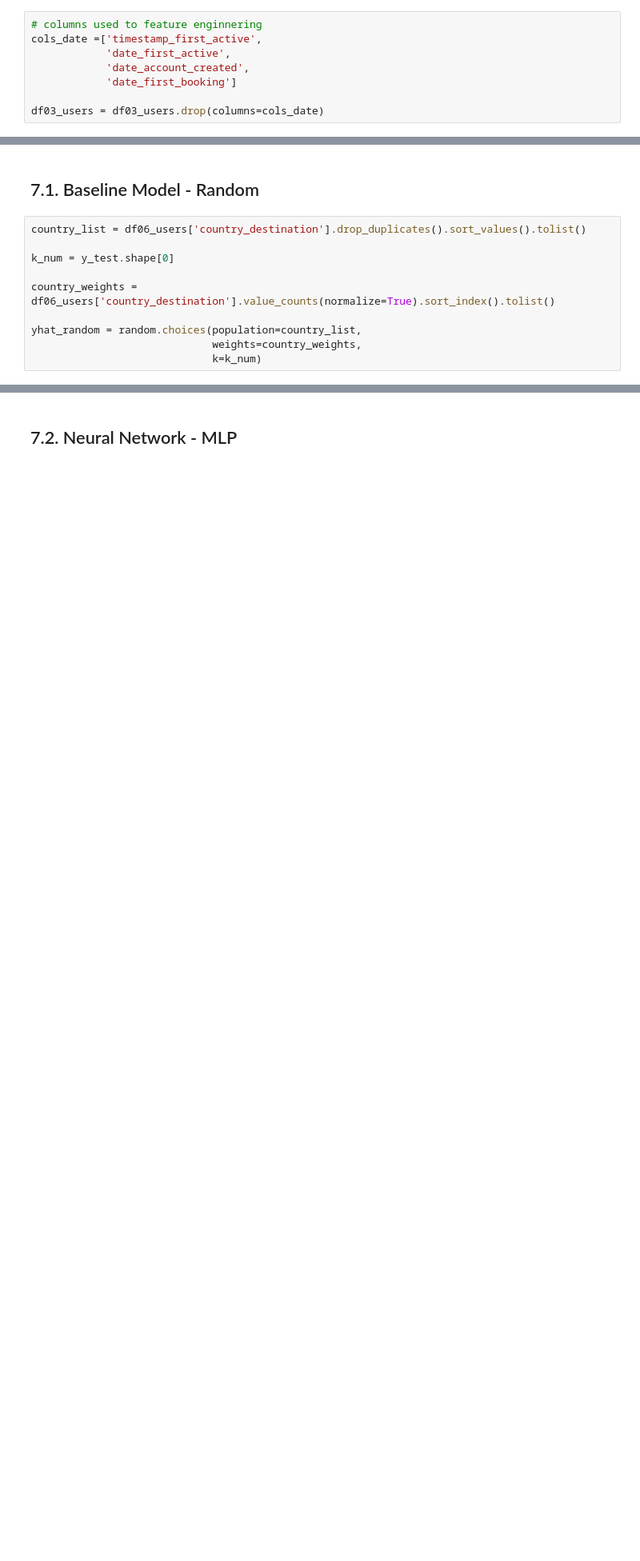
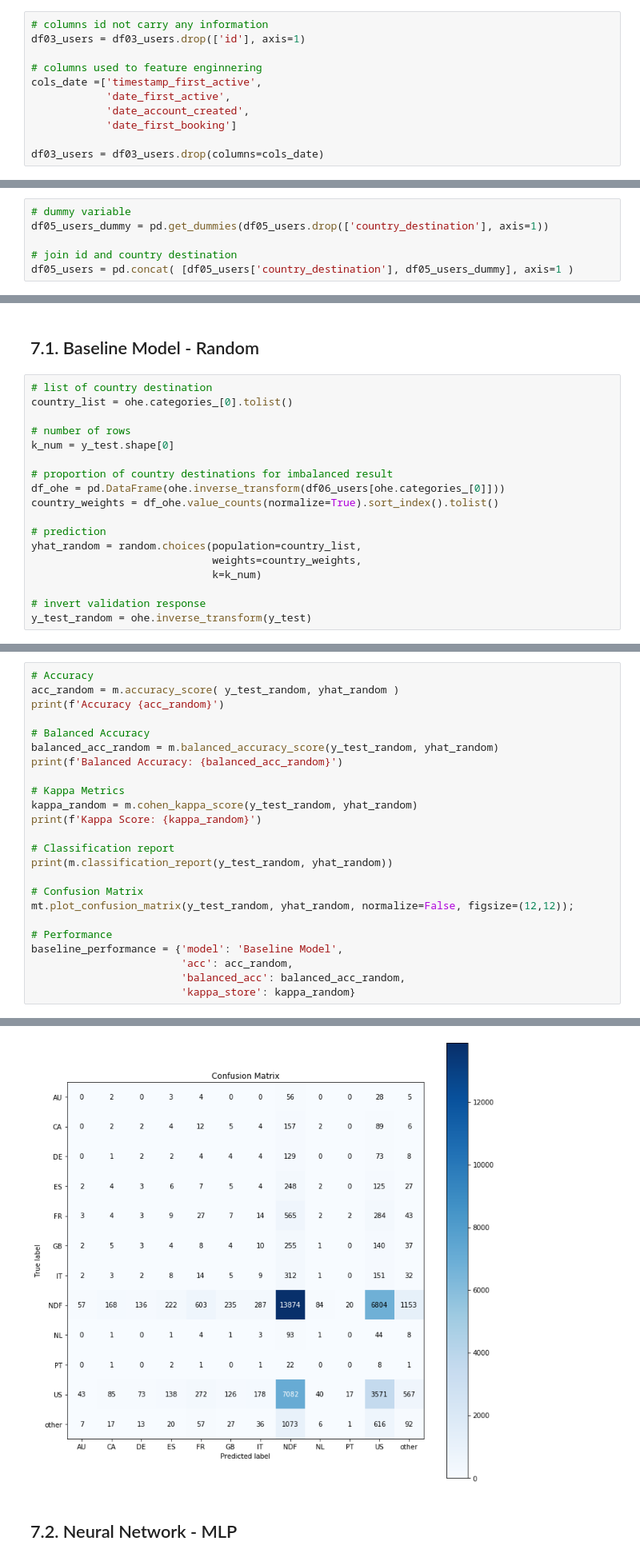
Before and after one commit to vinissouza/Airbnb-First-Booking-Forecast, a Jupyter notebook: Notebooks/5th-Cycle-Notebook-Balanced_Dataset.ipynb, the cells around one changed output, grey strips where cells are left out. Shown at 80% size. Drawn from its saved outputs; the diff is of its cells as text; blank space fills up the shorter version.

Commit message:
rebalance the data and add the comparison mechanisms

```diff
--- a/Notebooks/5th-Cycle-Notebook-Balanced_Dataset.ipynb
+++ b/Notebooks/5th-Cycle-Notebook-Balanced_Dataset.ipynb
@@ -523,6 +577,9 @@ df03_users = df03_users[(df03_users['age'] > 15) & (df03_users['age'] < 120)]
 # %% [markdown]
 ## 3.2. Columns Selection
 # %%
+# columns id not carry any information
+df03_users = df03_users.drop(['id'], axis=1)
+
 # columns used to feature enginnering
 cols_date =['timestamp_first_active',
             'date_first_active',
@@ -750,0 +602,6 @@ df05_users_comb.to_csv('../Datasets/data_balanced_smote_tomek.csv')
+# %%
+# dummy variable
+df05_users_dummy = pd.get_dummies(df05_users.drop(['country_destination'], axis=1))
+
+# join id and country destination
+df05_users = pd.concat( [df05_users['country_destination'], df05_users_dummy], axis=1 )
@@ -794,12 +872,20 @@ x_test_comb = X_test_comb
 # %% [markdown]
 ## 7.1. Baseline Model - Random
 # %%
-country_list = df06_users['country_destination'].drop_duplicates().sort_values().tolist()
+# list of country destination
+country_list = ohe.categories_[0].tolist()
 
+# number of rows
 k_num = y_test.shape[0]
 
-country_weights = df06_users['country_destination'].value_counts(normalize=True).sort_index().tolist()
+# proportion of country destinations for imbalanced result
+df_ohe = pd.DataFrame(ohe.inverse_transform(df06_users[ohe.categories_[0]]))
+country_weights = df_ohe.value_counts(normalize=True).sort_index().tolist()
 
+# prediction
 yhat_random = random.choices(population=country_list,
                              weights=country_weights,
                              k=k_num)
+
+# invert validation response
+y_test_random = ohe.inverse_transform(y_test)
@@ -805,0 +894,25 @@ yhat_random = random.choices(population=country_list,
+# %%
+# Accuracy
+acc_random = m.accuracy_score( y_test_random, yhat_random )
+print(f'Accuracy {acc_random}')
+
+# Balanced Accuracy
+balanced_acc_random = m.balanced_accuracy_score(y_test_random, yhat_random)
+print(f'Balanced Accuracy: {balanced_acc_random}')
+
+# Kappa Metrics
+kappa_random = m.cohen_kappa_score(y_test_random, yhat_random)
+print(f'Kappa Score: {kappa_random}')
+
+# Classification report
+print(m.classification_report(y_test_random, yhat_random))
+
+# Confusion Matrix
+mt.plot_confusion_matrix(y_test_random, yhat_random, normalize=False, figsize=(12,12));
+
+# Performance
+baseline_performance = {'model': 'Baseline Model',
+                        'acc': acc_random,
+                        'balanced_acc': balanced_acc_random,
+                        'kappa_store': kappa_random}
+# %% [output]
@@ -806,2 +936,3 @@ yhat_random = random.choices(population=country_list,
+[figure, new version]
 # %% [markdown]
 ## 7.2. Neural Network - MLP
```
Also changed, not shown: parts of 142 cells of this notebook.
